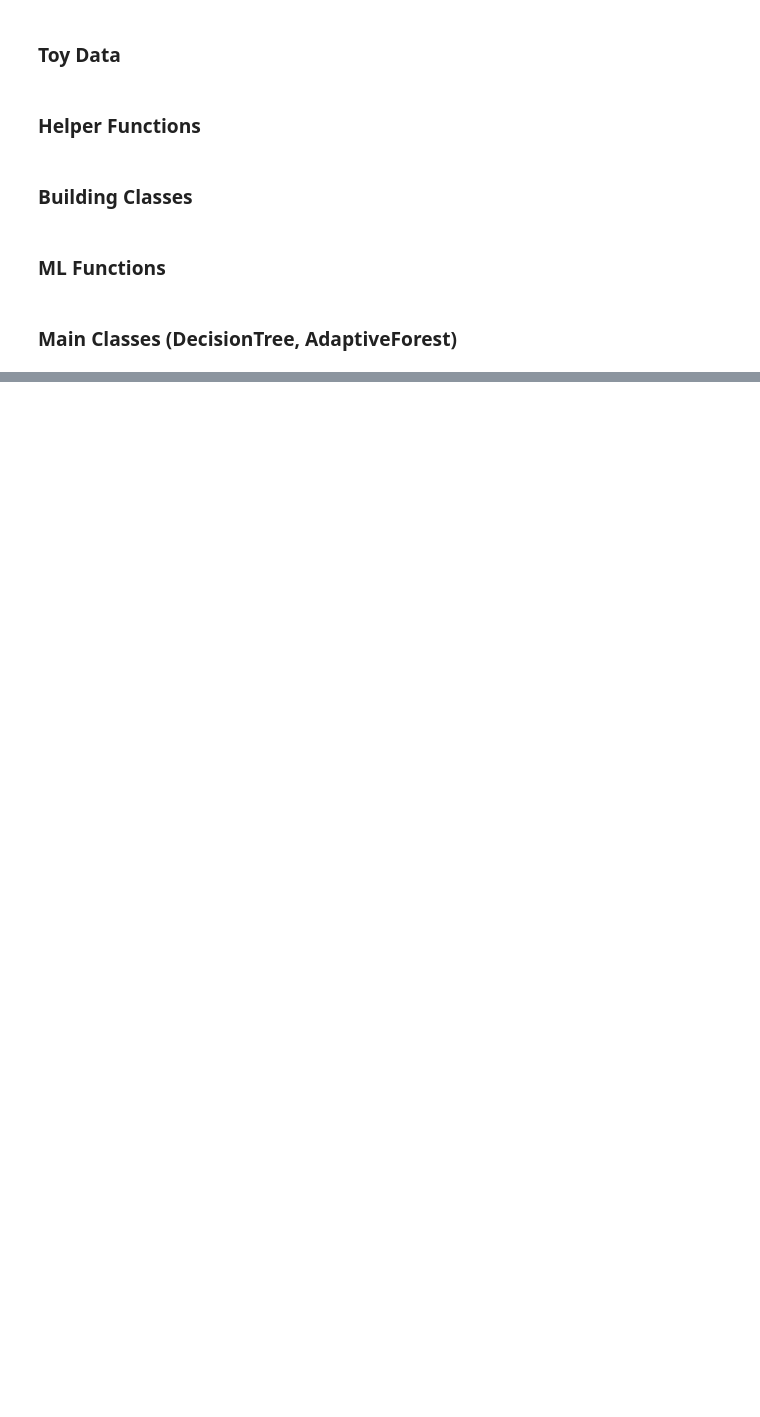
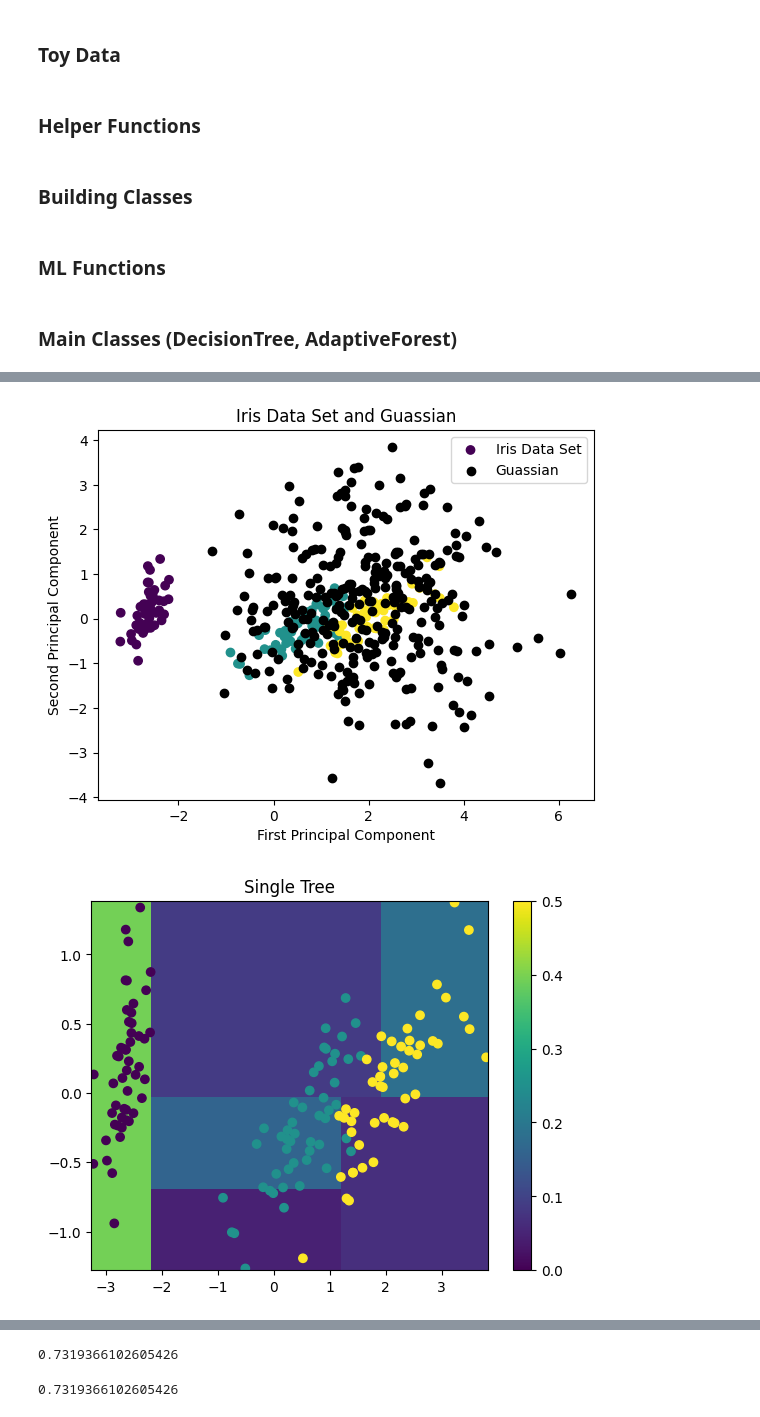
Before and after one commit to samlayton99/ML_and_Optimizaiton, a Jupyter notebook: AdaptiveLearning/model_development.ipynb, the cells around one changed output, grey strips where cells are left out. Cells and saved outputs as stored; diff of their text form; code cells hidden in the pictures; blank space fills up the shorter version.

Commit message:
updated visualizations

```diff
--- a/AdaptiveLearning/model_development.ipynb
+++ b/AdaptiveLearning/model_development.ipynb
@@ -666,0 +646,65 @@ array([[0.        , 0.14285714, 0.42857143, 0.42857143, 0.        ,
+# %%
+# run the adaptive forest on the pca iris data set
+af = AdaptiveForest(X_pca, y, n_trees=1000, size_rand_subset=1)
+af.fit()
+# %%
+# make a grid of the first two principal components
+x_min, x_max = X_pca[:, 0].min(), X_pca[:, 0].max()
+y_min, y_max = X_pca[:, 1].min(), X_pca[:, 1].max()
+xx, yy = np.meshgrid(np.linspace(x_min, x_max, 100), np.linspace(y_min, y_max, 100))
+grid = np.c_[xx.ravel(), yy.ravel()]
+
+# get the leaf probabilities for the grid
+leaf_probs = af.get_leaf_probabilities(grid)
+# %%
+size = 300
+guassian = np.random.normal(0, 1.3, 2 * size).reshape(size,2) + np.array([2,.25])
+af.update_weights(guassian)
+# %%
+# plot the guassian on top of the iris data set
+plt.scatter(X_pca[:,0], X_pca[:,1], c=y)
+plt.scatter(guassian[:,0], guassian[:,1], c='black')
+plt.xlabel('First Principal Component')
+plt.ylabel('Second Principal Component')
+plt.title('Iris Data Set and Guassian')
+plt.legend(['Iris Data Set', 'Guassian'])
+plt.show()
+
+single_plot = leaf_probs[:,1].reshape(xx.shape)
+plt.pcolormesh(xx, yy, single_plot, vmin=0, vmax=.5, cmap='viridis')
+plt.colorbar()
+# overlay the scatter plot of the data
+plt.scatter(X_pca[:,0], X_pca[:,1], c=y)
+plt.title('Single Tree')
+plt.show()
+
+mean_plot = np.mean(leaf_probs, axis=1).reshape(xx.shape)
+plt.pcolormesh(xx, yy, mean_plot, vmin=0, vmax=.5, cmap='viridis')
+plt.colorbar()
+# overlay the scatter plot of the data
+plt.scatter(X_pca[:,0], X_pca[:,1], c=y)
+plt.title('Unweighted Average')
+plt.show()
+
+#plot_values = np.mean(leaf_probs, axis=1).reshape(xx.shape)
+weights = af.weights
+plot_values = (leaf_probs @ weights).reshape(xx.shape)
+plt.pcolormesh(xx, yy, plot_values, vmin=0, vmax=.5, cmap='viridis')
+plt.colorbar()
+# overlay the scatter plot of the data
+plt.scatter(X_pca[:,0], X_pca[:,1], c=y)
+plt.title('Weighted average for Gaussian')
+plt.show()
+
+# sort the weights and get the histogram
+sorted_weights = np.sort(weights)[::-1]
+plt.hist(sorted_weights)
+plt.title('Histogram of Weights')
+plt.show()
+
+# make it not in scientific notation
+np.set_printoptions(suppress=True)
+print(np.round(sorted_weights,5))
+# %% [output]
+[figure, added]
+[figure, added]
@@ -666,0 +793,5 @@ array([[0.        , 0.14285714, 0.42857143, 0.42857143, 0.        ,
+# %%
+preds = af.predict(X_test)
+accuracy_score(y_test, preds)
+# %% [output]
+0.7319366102605426
@@ -666,0 +800,5 @@ array([[0.        , 0.14285714, 0.42857143, 0.42857143, 0.        ,
+# %%
+preds = af.predict(X_test, weighted=True)
+accuracy_score(y_test, preds)
+# %% [output]
+0.7319366102605426
```
Also changed, not shown: parts of 18 cells of this notebook, 2 other files.
